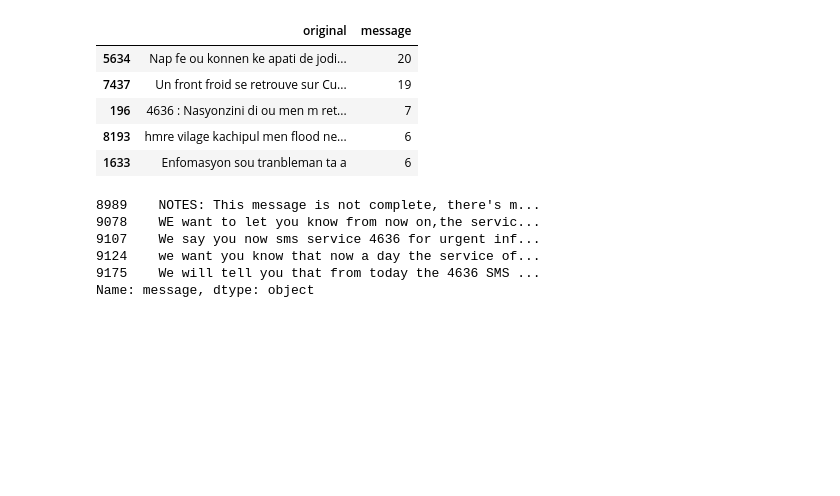
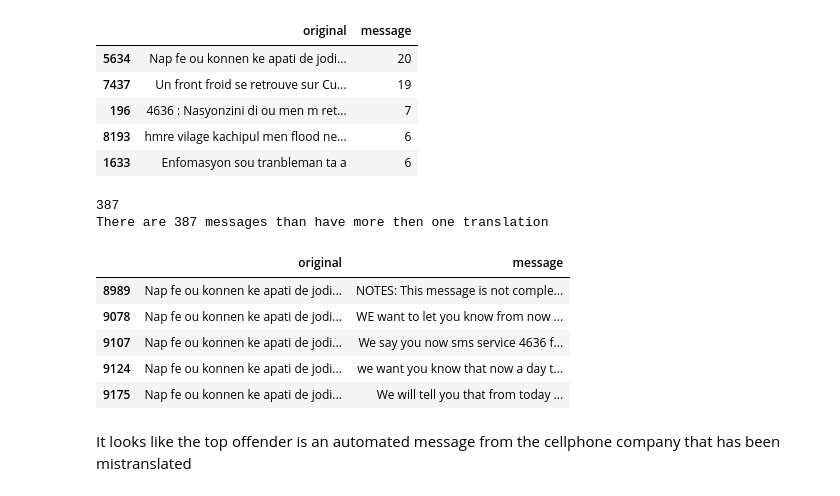
Before and after one commit to ghgeist/disaster_response_project, a Jupyter notebook: notebooks/01.5_eda.ipynb, the cells around one changed output. Drawn from its saved outputs; the diff is of its cells as text; code cells hidden in the pictures; blank space fills up the shorter version.

```diff
--- a/notebooks/01.5_eda.ipynb
+++ b/notebooks/01.5_eda.ipynb
@@ -262,12 +246,21 @@ original_counts.head()
 | 196 | 4636 : Nasyonzini di ou men m ret... | 7 |
 | 8193 | hmre vilage kachipul men flood ne... | 6 |
 | 1633 | Enfomasyon sou tranbleman ta a | 6 |
+# %%
+#Count the number of original messages that have more than one message
+more_than_one_message = original_counts[original_counts['message'] > 1].shape[0]
+print(f"There are {more_than_one_message:,} messages than have more then one translation")
+# %% [output]
+387
+There are 387 messages than have more then one translation
 # %%
-df[df['original'] == 'Nap fe ou konnen ke apati de jodi a sevis SMS 4636 pou enfomasyon ijan']['message'].head()
+df[df['original'] == 'Nap fe ou konnen ke apati de jodi a sevis SMS 4636 pou enfomasyon ijan'][['original', 'message']].head()
 # %% [output]
-8989    NOTES: This message is not complete, there's m...
-9078    WE want to let you know from now on,the servic...
-9107    We say you now sms service 4636 for urgent inf...
-9124    we want you know that now a day the service of...
-9175    We will tell you that from today the 4636 SMS ...
-Name: message, dtype: object
+|  | original | message |
+| 8989 | Nap fe ou konnen ke apati de jodi... | NOTES: This message is not comple... |
+| 9078 | Nap fe ou konnen ke apati de jodi... | WE want to let you know from now ... |
+| 9107 | Nap fe ou konnen ke apati de jodi... | We say you now sms service 4636 f... |
+| 9124 | Nap fe ou konnen ke apati de jodi... | we want you know that now a day t... |
+| 9175 | Nap fe ou konnen ke apati de jodi... | We will tell you that from today ... |
+# %% [markdown]
+It looks like the top offender is an automated message from the cellphone company that has been mistranslated
```
Also changed, not shown: parts of 4 cells of this notebook, 4 other files.
